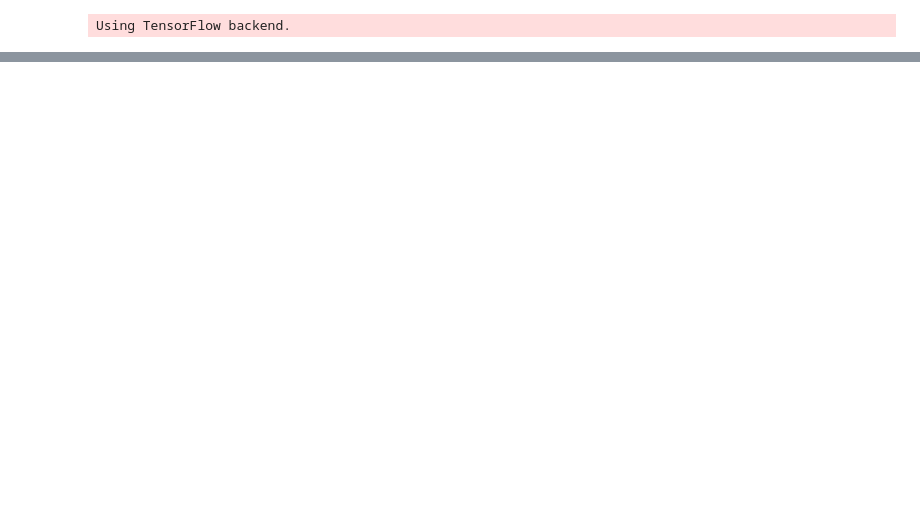
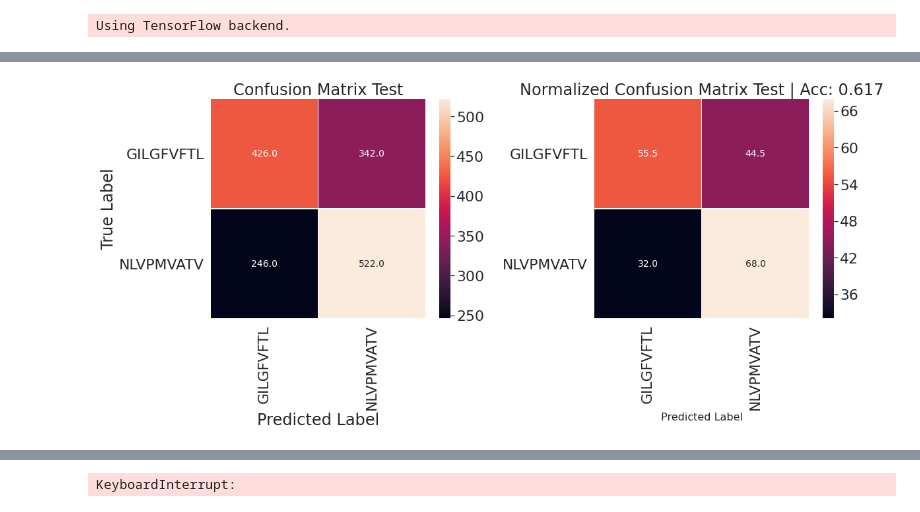
Before and after one commit to jssong-lab/TCR-Epitope-Binding, a Jupyter notebook: main.ipynb, the cells around one changed output, grey strips where cells are left out. Saved outputs shown, nothing was run; the diff lists cells and outputs as text; code cells hidden in the pictures; blank space fills up the shorter version.

```diff
--- a/main.ipynb
+++ b/main.ipynb
@@ -110,19 +112,14 @@ aa_vec = se.get_aa_vec()
 # %%
-df_dedup = pk.load(open('df_dedup_FINAL.pk', 'rb'))
+df_dedup = pk.load(open('df_dedup.pk', 'rb'))
-# %%
-df_dedup['cdr3'] = df_dedup['cdr3_fixed']
 # %%
 df_bg_groom = pk.load(open('df_dryad.pk', 'rb'))
-
-df_bg_groom['antigen.epitope'] = ' '
-
-df_bg_groom = df_bg_groom[~df_bg_groom['cdr3'].isin(df_dedup['cdr3'])]
 # %%
-n_classes_list = [2, 3, 4, 5]
+#n_classes_list = [2, 3, 4, 5]
+n_classes_list = [2]
 neg_list = [0.5]
 n_runs = 5
 class_epoch_dict = {
-    2: 250,
+    2: 250, #250
     3: 180,
     4: 140,
     5: 120
@@ -164,8 +161,7 @@ for r in range(1):
                     #    n_epoch = 175
                     #elif sample == 'geo':
                     #    n_epoch = 700
-                    test_tmp = models.train(network_dict_neg, data_dict, 128, n_epoch, 10, choice_idx=None,
-                                            name='train_img/profile_{}_{}_{}.png'.format(n_classes, neg, sample), auto_stop_n=100)
+                    test_tmp = models.train(network_dict_neg, data_dict, 128, n_epoch, 10, choice_idx=None, auto_stop_n=100)
                     ep_dict = {}
                     df_tmp = data_dict['df_train'].copy().reset_index(drop=True)
                     for i, k in enumerate(data_dict['vc_train'].index):
@@ -193,7 +189,7 @@ for r in range(1):
 
                     max_out = confusion_matrix(max_l_out_3, cls_test_3).transpose()
 
-                    acc = um.viz_conf_mat(max_out, data_dict['vc_train'], 'Confusion Matrix Test {}'.format(10), False, (17,8))
+                    acc = um.viz_conf_mat(max_out, data_dict['vc_train'], 'Confusion Matrix Test', False, (17,8))
                     total_dict_groom[(n_classes, neg, sample)]['acc'].append(acc)
 
                     new_dict = {}
@@ -217,8 +213,8 @@ for r in range(1):
                         roc_data = roc_curve(y, score, pos_label=1)
                         roc_dict[k] = roc_data
                         auc_score = auc(roc_data[0], roc_data[1])
-                        new_dict[k] = auc_score
-                    pk.dump(roc_dict, open('results/n{}_roc_{}.pk'.format(n_classes, j), 'wb'))
+                        new_dict[data_dict['vc_train'].index[k]] = auc_score
+                    #pk.dump(roc_dict, open('n{}_roc_{}.pk'.format(n_classes, j), 'wb'))
 
                     total_dict_groom[(n_classes, neg, sample)]['auc_dicts'].append(new_dict)
                     print((n_classes, neg, sample), total_dict_groom[(n_classes, neg, sample)])
@@ -226,0 +223 @@ Epoch 9/250 | Loss: 0.49563834071159363
+[figure, added]
@@ -227,0 +226 @@ KeyboardInterrupt:
+KeyboardInterrupt:
```
Also changed, not shown: parts of 4 cells of this notebook, 4 other files.
